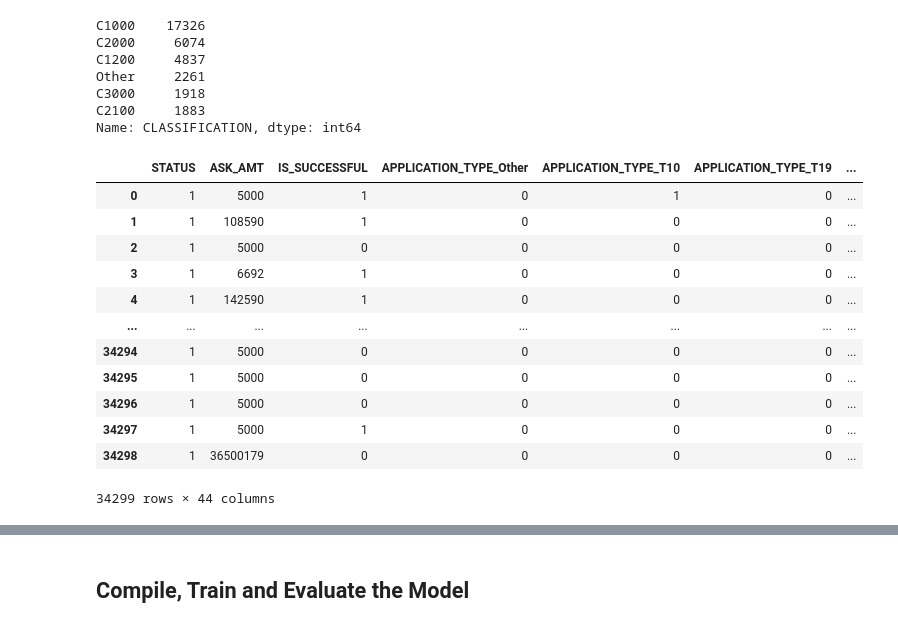
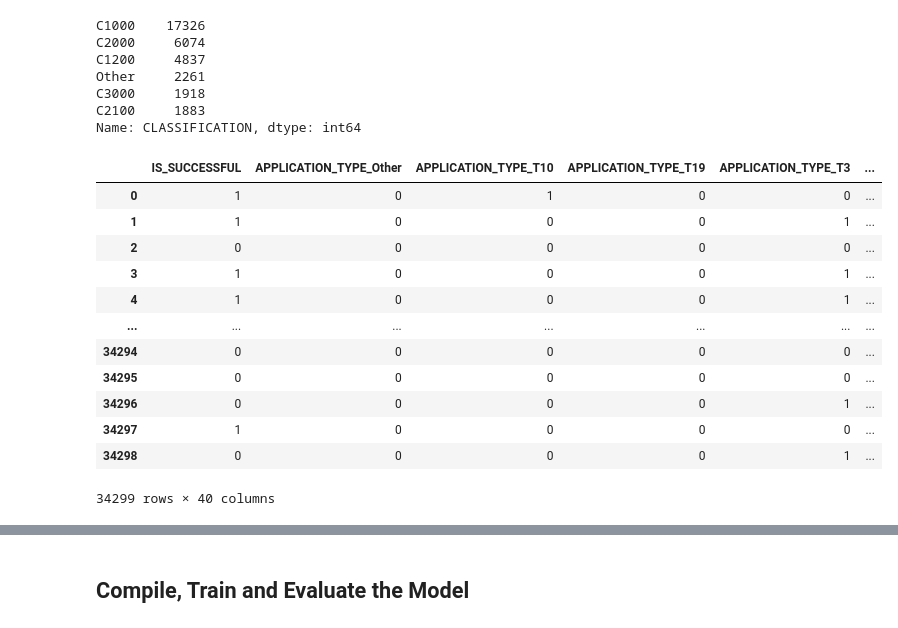
Before and after one commit to AlexMedinaG/deep-learning-challenge, a Jupyter notebook: AlphabetSoupCharity_Optimization.ipynb, the cells around one changed output, grey strips where cells are left out. Cells and saved outputs as stored; diff of their text form; code cells hidden in the pictures.

```diff
--- a/AlphabetSoupCharity_Optimization.ipynb
+++ b/AlphabetSoupCharity_Optimization.ipynb
@@ -171,21 +171,37 @@ Other     2261
 C3000     1918
 C2100     1883
 Name: CLASSIFICATION, dtype: int64
+# %%
+import pandas as pd
+
+# Define bin edges
+bins = [0, 5000, 7742, 50000, 1000000, 10000000000]
+
+# Define bin labels
+labels = ['Very Low', 'Low', 'Moderate', 'High', 'Very High']
+
+# Apply binning to the ASK_AMT column
+application_df['ASK_AMT_Binned'] = pd.cut(application_df['ASK_AMT'], bins=bins, labels=labels)
+
+# Drop the original ASK_AMT column if needed
+application_df.drop(columns='ASK_AMT', inplace=True)
 # %%
 # Convert categorical data to numeric with `pd.get_dummies`
 numerical_app_df = pd.get_dummies(application_df)
+#dropped columns based on relative importance
+numerical_app_df.drop(columns=['AFFILIATION_Family/Parent', 'AFFILIATION_National', 'SPECIAL_CONSIDERATIONS_N', 'SPECIAL_CONSIDERATIONS_Y', 'AFFILIATION_Regional', 'STATUS', 'AFFILIATION_Other', 'USE_CASE_Other'], inplace=True)
 numerical_app_df
 # %% [output]
-|  | STATUS | ASK_AMT | IS_SUCCESSFUL | APPLICATION_TYPE_Other | APPLICATION_TYPE_T10 | APPLICATION_TYPE_T19 | ... |
-| 0 | 1 | 5000 | 1 | 0 | 1 | 0 | ... |
-| 1 | 1 | 108590 | 1 | 0 | 0 | 0 | ... |
-| 2 | 1 | 5000 | 0 | 0 | 0 | 0 | ... |
-| 3 | 1 | 6692 | 1 | 0 | 0 | 0 | ... |
-| 4 | 1 | 142590 | 1 | 0 | 0 | 0 | ... |
-| ... | ... | ... | ... | ... | ... | ... | ... |
-| 34294 | 1 | 5000 | 0 | 0 | 0 | 0 | ... |
-| 34295 | 1 | 5000 | 0 | 0 | 0 | 0 | ... |
-| 34296 | 1 | 5000 | 0 | 0 | 0 | 0 | ... |
-| 34297 | 1 | 5000 | 1 | 0 | 0 | 0 | ... |
-| 34298 | 1 | 36500179 | 0 | 0 | 0 | 0 | ... |
+|  | IS_SUCCESSFUL | APPLICATION_TYPE_Other | APPLICATION_TYPE_T10 | APPLICATION_TYPE_T19 | APPLICATION_TYPE_T3 | ... |
+| 0 | 1 | 0 | 1 | 0 | 0 | ... |
+| 1 | 1 | 0 | 0 | 0 | 1 | ... |
+| 2 | 0 | 0 | 0 | 0 | 0 | ... |
+| 3 | 1 | 0 | 0 | 0 | 1 | ... |
+| 4 | 1 | 0 | 0 | 0 | 1 | ... |
+| ... | ... | ... | ... | ... | ... | ... |
+| 34294 | 0 | 0 | 0 | 0 | 0 | ... |
+| 34295 | 0 | 0 | 0 | 0 | 0 | ... |
+| 34296 | 0 | 0 | 0 | 0 | 1 | ... |
+| 34297 | 1 | 0 | 0 | 0 | 0 | ... |
+| 34298 | 0 | 0 | 0 | 0 | 1 | ... |
-34299 rows × 44 columns
+34299 rows × 40 columns
```
Also changed, not shown: parts of 9 cells of this notebook, 6 other files.
